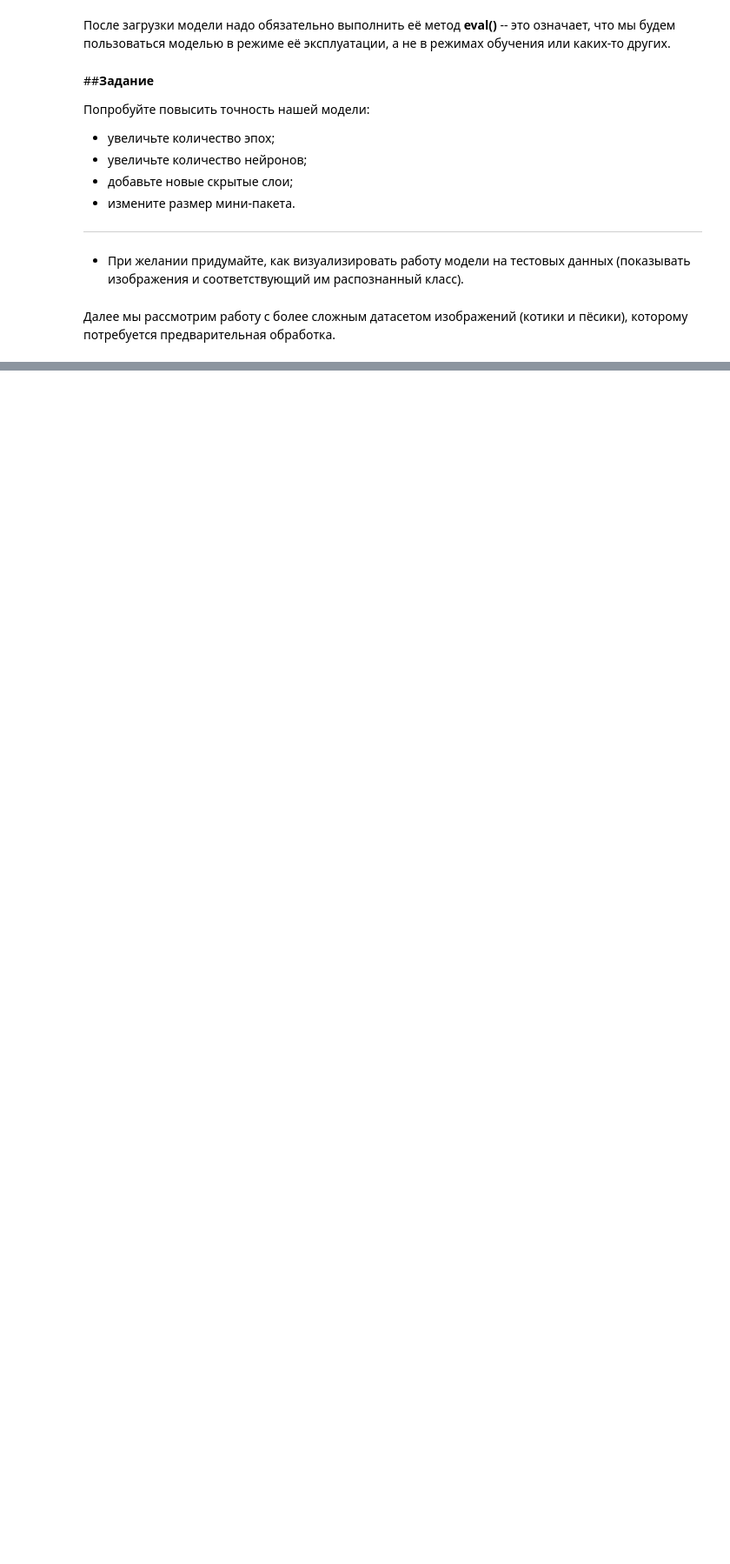
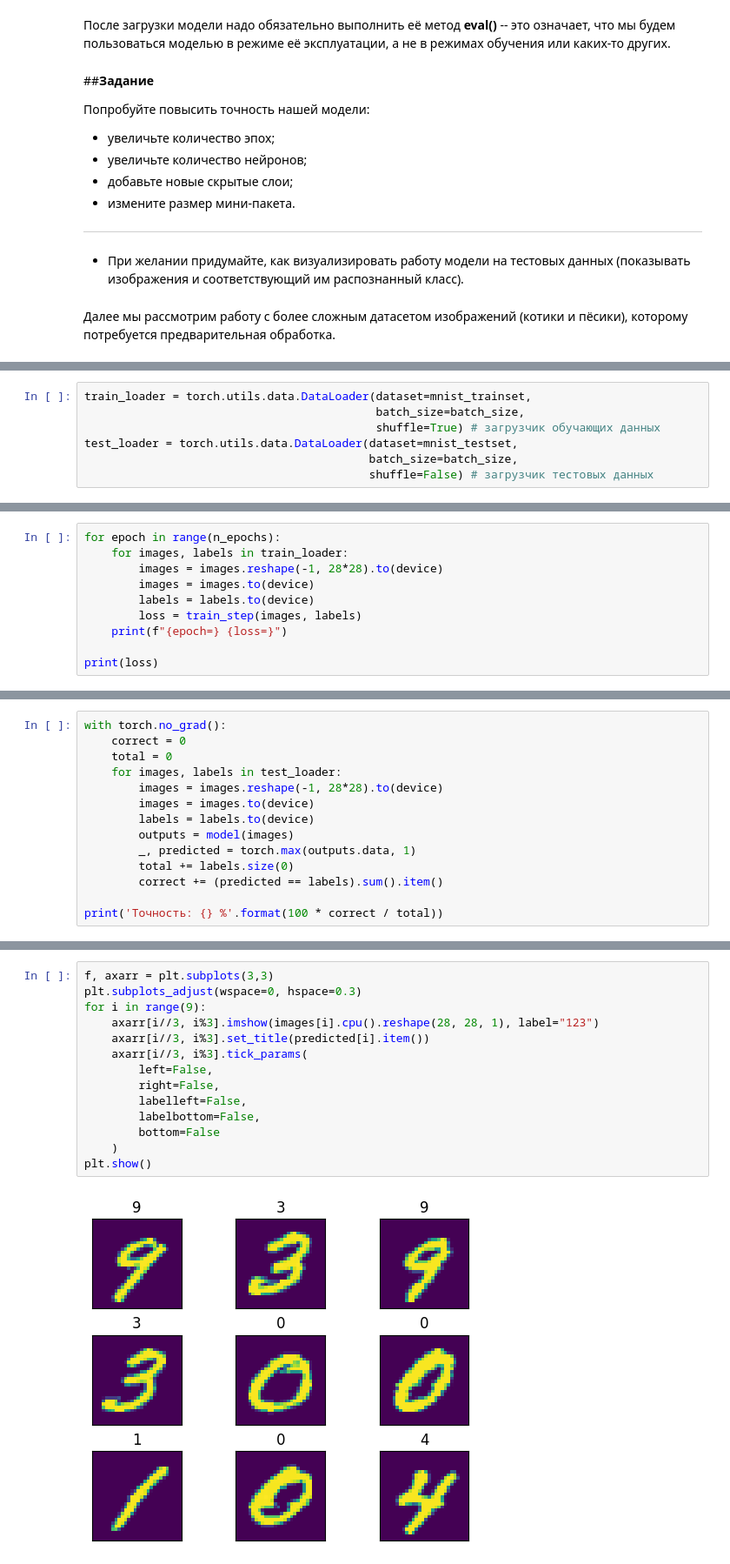
Before and after one commit to Xavatu/ML, a Jupyter notebook: ML1_5.ipynb, the cells around one changed output, grey strips where cells are left out. Shown at 87% size. Drawn from its saved outputs; the diff is of its cells as text; blank space fills up the shorter version.

```diff
--- a/ML1_5.ipynb
+++ b/ML1_5.ipynb
@@ -162,0 +185,7 @@ model.eval()
+# %%
+train_loader = torch.utils.data.DataLoader(dataset=mnist_trainset,
+                                           batch_size=batch_size,
+                                           shuffle=True) # загрузчик обучающих данных
+test_loader = torch.utils.data.DataLoader(dataset=mnist_testset,
+                                          batch_size=batch_size,
+                                          shuffle=False) # загрузчик тестовых данных
@@ -162,0 +230,10 @@ model.eval()
+# %%
+for epoch in range(n_epochs):
+    for images, labels in train_loader:
+        images = images.reshape(-1, 28*28).to(device)
+        images = images.to(device)
+        labels = labels.to(device)
+        loss = train_step(images, labels)
+    print(f"{epoch=} {loss=}")
+
+print(loss)
@@ -162,0 +258,14 @@ model.eval()
+# %%
+with torch.no_grad():
+    correct = 0
+    total = 0
+    for images, labels in test_loader:
+        images = images.reshape(-1, 28*28).to(device)
+        images = images.to(device)
+        labels = labels.to(device)
+        outputs = model(images)
+        _, predicted = torch.max(outputs.data, 1)
+        total += labels.size(0)
+        correct += (predicted == labels).sum().item()
+
+print('Точность: {} %'.format(100 * correct / total))
@@ -162,0 +276,16 @@ model.eval()
+# %%
+f, axarr = plt.subplots(3,3)
+plt.subplots_adjust(wspace=0, hspace=0.3)
+for i in range(9):
+    axarr[i//3, i%3].imshow(images[i].cpu().reshape(28, 28, 1), label="123")
+    axarr[i//3, i%3].set_title(predicted[i].item())
+    axarr[i//3, i%3].tick_params(
+        left=False,
+        right=False,
+        labelleft=False,
+        labelbottom=False,
+        bottom=False
+    )
+plt.show()
+# %% [output]
+[figure, added]
```
Also changed, not shown: parts of 10 cells of this notebook.
